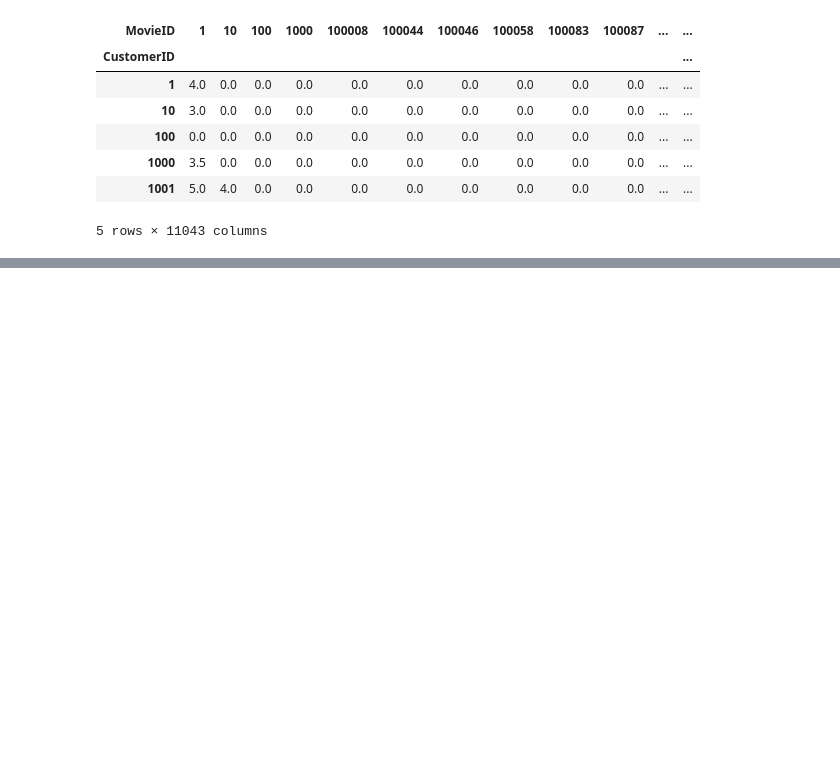
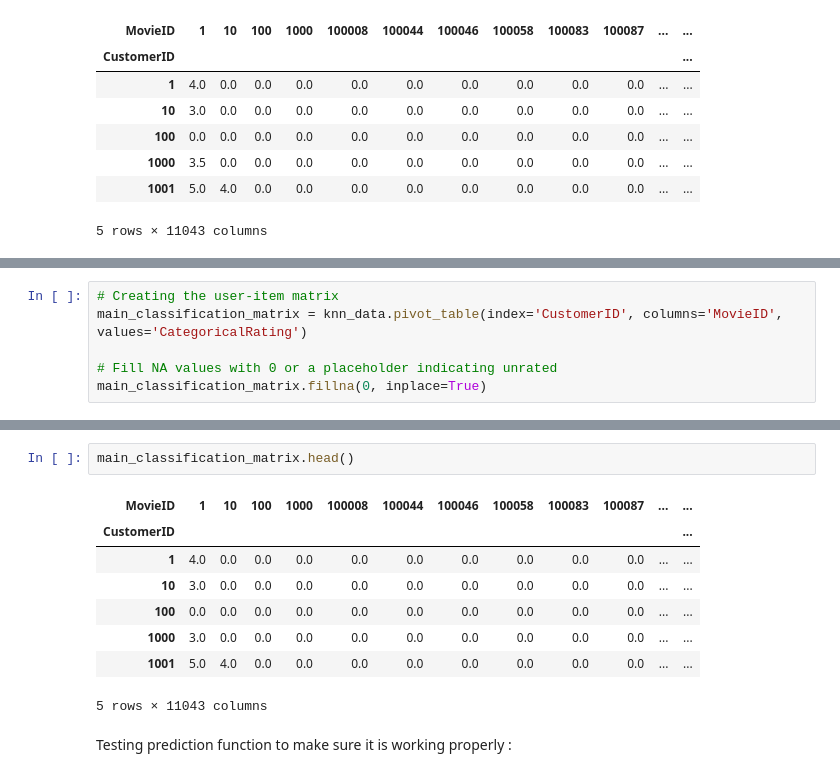
Before and after one commit to nadiaaflatounian/Recommender-systems-for-Movielens-and-Netflix, a Jupyter notebook: cf-userknn movielens.ipynb, the cells around one changed output, grey strips where cells are left out. Drawn from its saved outputs; the diff is of its cells as text; blank space fills up the shorter version.

```diff
--- a/cf-userknn movielens.ipynb
+++ b/cf-userknn movielens.ipynb
@@ -558,0 +895,6 @@ Star Wars: Episode V - The Empire Strikes Back (1980) (MovieID: 1196) - Predicte
+# %%
+# Creating the user-item matrix
+main_classification_matrix = knn_data.pivot_table(index='CustomerID', columns='MovieID', values='CategoricalRating')
+
+# Fill NA values with 0 or a placeholder indicating unrated
+main_classification_matrix.fillna(0, inplace=True)
@@ -558,0 +972,13 @@ Star Wars: Episode V - The Empire Strikes Back (1980) (MovieID: 1196) - Predicte
+# %%
+main_classification_matrix.head()
+# %% [output]
+| MovieID | 1 | 10 | 100 | 1000 | 100008 | 100044 | 100046 | 100058 | 100083 | 100087 | ... | ... |
+| CustomerID |  |  |  |  |  |  |  |  |  |  |  | ... |
+| 1 | 4.0 | 0.0 | 0.0 | 0.0 | 0.0 | 0.0 | 0.0 | 0.0 | 0.0 | 0.0 | ... | ... |
+| 10 | 3.0 | 0.0 | 0.0 | 0.0 | 0.0 | 0.0 | 0.0 | 0.0 | 0.0 | 0.0 | ... | ... |
+| 100 | 0.0 | 0.0 | 0.0 | 0.0 | 0.0 | 0.0 | 0.0 | 0.0 | 0.0 | 0.0 | ... | ... |
+| 1000 | 3.0 | 0.0 | 0.0 | 0.0 | 0.0 | 0.0 | 0.0 | 0.0 | 0.0 | 0.0 | ... | ... |
+| 1001 | 5.0 | 4.0 | 0.0 | 0.0 | 0.0 | 0.0 | 0.0 | 0.0 | 0.0 | 0.0 | ... | ... |
+5 rows × 11043 columns
+# %% [markdown]
+Testing prediction function to make sure it is working properly :
```
Also changed, not shown: parts of 49 cells of this notebook, 1 other file.
